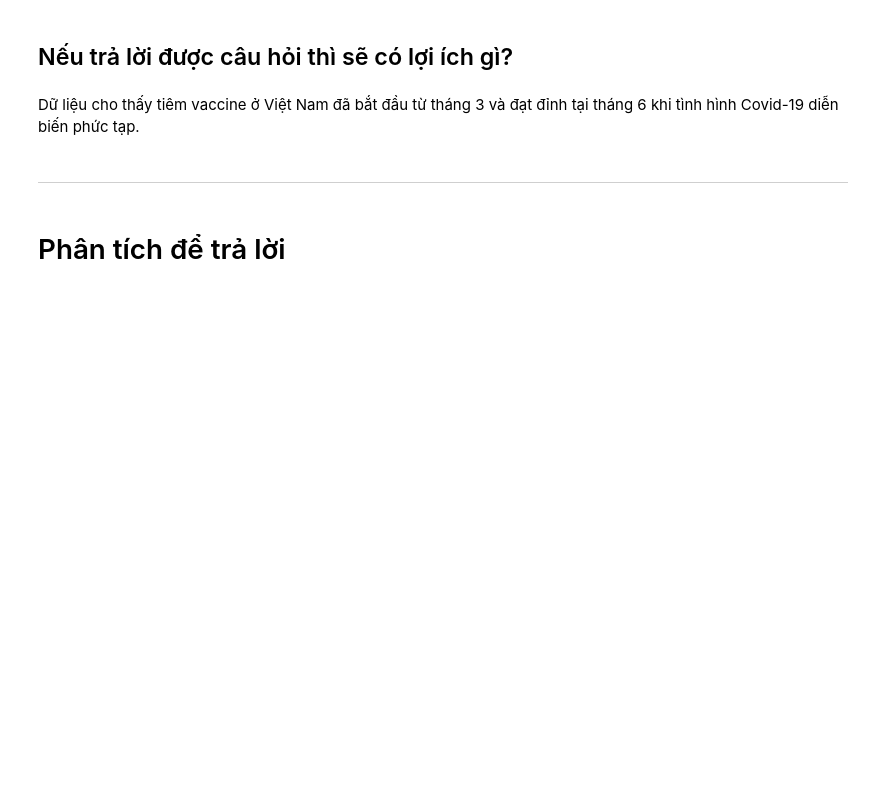
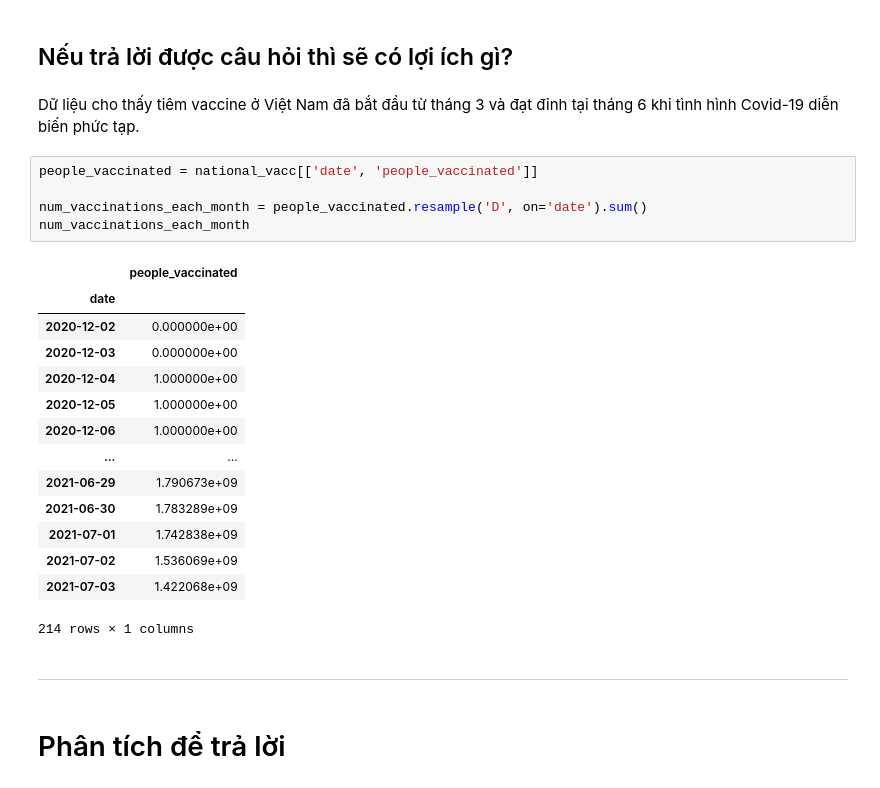
Before and after one commit to FinalProject-P4DS/FinalProject-P4DS, a Jupyter notebook: Final_Project-P4DS.ipynb, the cells around one changed output. Saved outputs shown, nothing was run; the diff lists cells and outputs as text; blank space fills up the shorter version.

```diff
--- a/Final_Project-P4DS.ipynb
+++ b/Final_Project-P4DS.ipynb
@@ -607,6 +607,26 @@ vietnam_vaccinations_each_month.sort_index().plot.line(marker='o', xlabel="Month
 ## Nếu trả lời được câu hỏi thì sẽ có lợi ích gì?
 # %% [markdown]
 Dữ liệu cho thấy tiêm vaccine ở Việt Nam đã bắt đầu từ tháng 3 và đạt đỉnh tại tháng 6 khi tình hình Covid-19 diễn biến phức tạp.
+# %%
+people_vaccinated = national_vacc[['date', 'people_vaccinated']]
+
+num_vaccinations_each_month = people_vaccinated.resample('D', on='date').sum()
+num_vaccinations_each_month
+# %% [output]
+|  | people_vaccinated |
+| date |  |
+| 2020-12-02 | 0.000000e+00 |
+| 2020-12-03 | 0.000000e+00 |
+| 2020-12-04 | 1.000000e+00 |
+| 2020-12-05 | 1.000000e+00 |
+| 2020-12-06 | 1.000000e+00 |
+| ... | ... |
+| 2021-06-29 | 1.790673e+09 |
+| 2021-06-30 | 1.783289e+09 |
+| 2021-07-01 | 1.742838e+09 |
+| 2021-07-02 | 1.536069e+09 |
+| 2021-07-03 | 1.422068e+09 |
+214 rows × 1 columns
 # %% [markdown]
 ---
 # %% [markdown]
```
Also changed, not shown: parts of 3 cells of this notebook.
